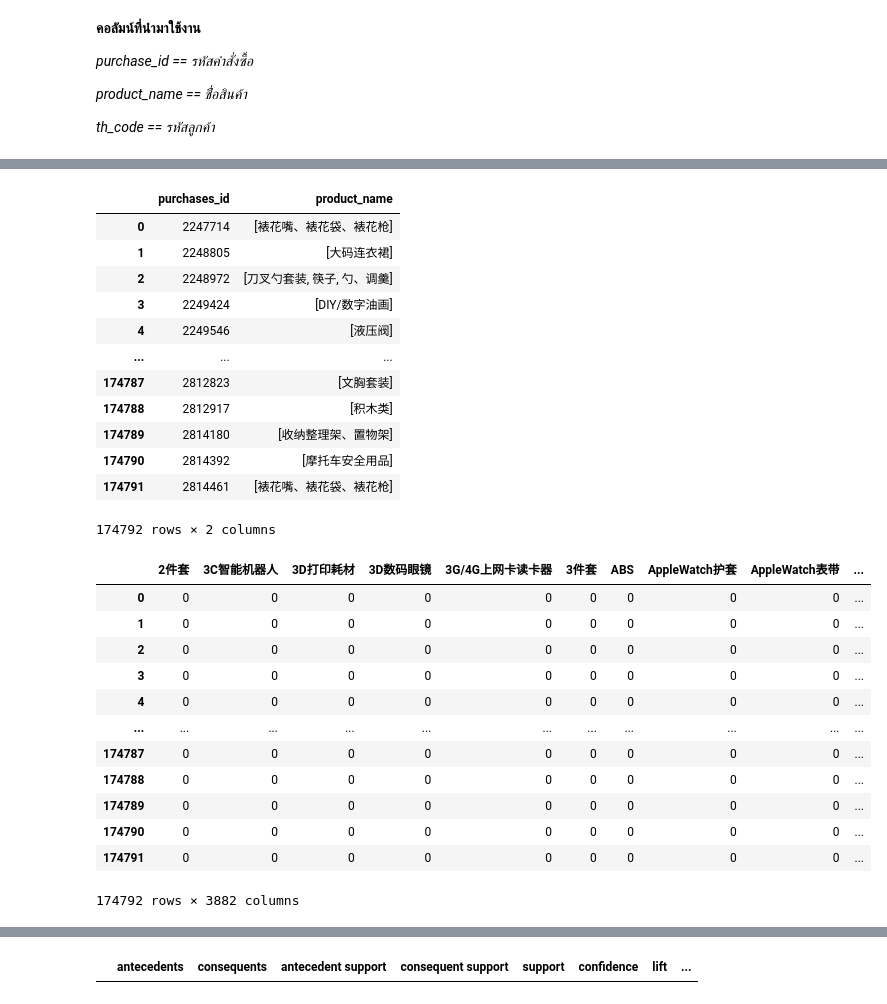
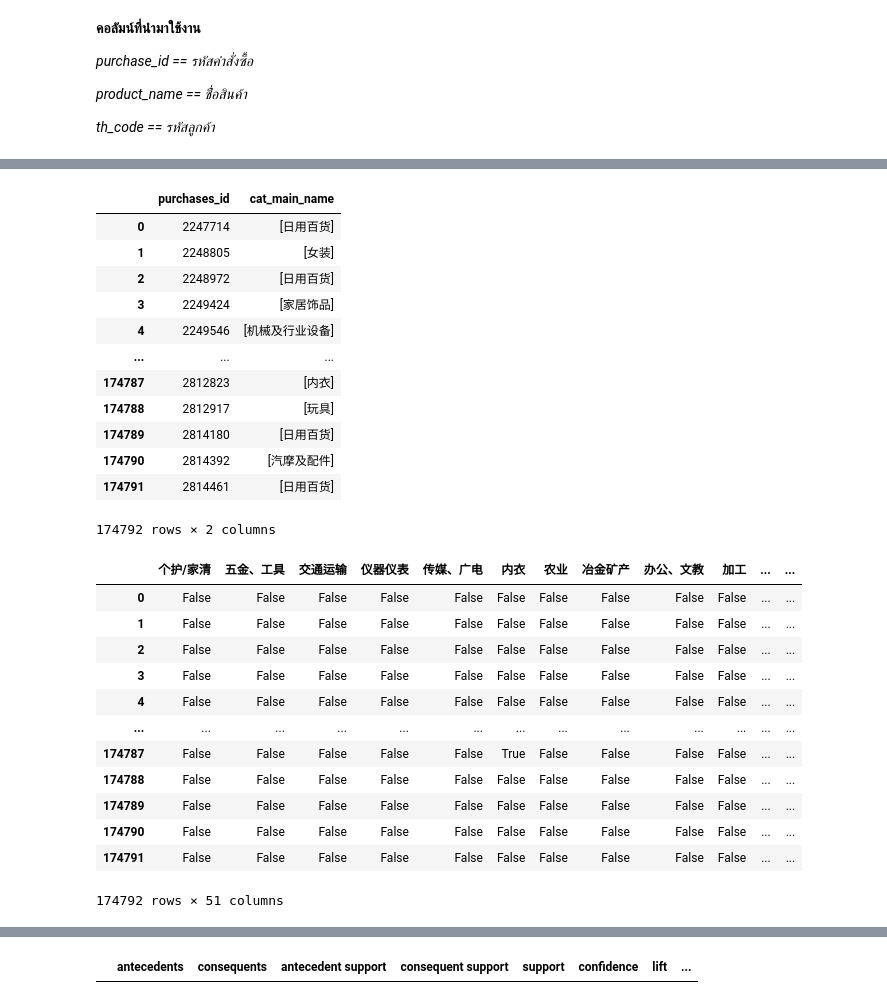
Before and after one commit to kittimaxz/Study, a Jupyter notebook: Test_Association_Rule_M01.ipynb, the cells around one changed output, grey strips where cells are left out. Saved outputs shown, nothing was run; the diff lists cells and outputs as text; code cells hidden in the pictures.

```diff
--- a/Test_Association_Rule_M01.ipynb
+++ b/Test_Association_Rule_M01.ipynb
@@ -300,40 +305,40 @@ products
 # %%
-transaction = dataset.groupby('purchases_id')['product_name'].apply(lambda x: list(set(x))).reset_index()
+transaction = dataset.groupby('purchases_id')['cat_main_name'].apply(lambda x: list(set(x))).reset_index()
 transaction
 # %% [output]
-|  | purchases_id | product_name |
-| 0 | 2247714 | [裱花嘴、裱花袋、裱花枪] |
-| 1 | 2248805 | [大码连衣裙] |
-| 2 | 2248972 | [刀叉勺套装, 筷子, 勺、调羹] |
-| 3 | 2249424 | [DIY/数字油画] |
-| 4 | 2249546 | [液压阀] |
+|  | purchases_id | cat_main_name |
+| 0 | 2247714 | [日用百货] |
+| 1 | 2248805 | [女装] |
+| 2 | 2248972 | [日用百货] |
+| 3 | 2249424 | [家居饰品] |
+| 4 | 2249546 | [机械及行业设备] |
 | ... | ... | ... |
-| 174787 | 2812823 | [文胸套装] |
-| 174788 | 2812917 | [积木类] |
-| 174789 | 2814180 | [收纳整理架、置物架] |
-| 174790 | 2814392 | [摩托车安全用品] |
-| 174791 | 2814461 | [裱花嘴、裱花袋、裱花枪] |
+| 174787 | 2812823 | [内衣] |
+| 174788 | 2812917 | [玩具] |
+| 174789 | 2814180 | [日用百货] |
+| 174790 | 2814392 | [汽摩及配件] |
+| 174791 | 2814461 | [日用百货] |
 174792 rows × 2 columns
 # %%
 #set_list = dataset.groupby(['purchases_id', 'product_name'])['product_name'].count().unstack().reset_index().fillna(0).set_index('purchases_id')
 #set_list
 # %%
-transaction_list = transaction['product_name'].tolist()
+transaction_list = transaction['cat_main_name'].tolist()
 te = TransactionEncoder()
 te_ary = te.fit(transaction_list).transform(transaction_list)
-transaction_set = pd.DataFrame(te_ary, columns=te.columns_).astype(int)
+transaction_set = pd.DataFrame(te_ary, columns=te.columns_)
 transaction_set
 # %% [output]
-|  | 2件套 | 3C智能机器人 | 3D打印耗材 | 3D数码眼镜 | 3G/4G上网卡读卡器 | 3件套 | ABS | AppleWatch护套 | AppleWatch表带 | ... |
-| 0 | 0 | 0 | 0 | 0 | 0 | 0 | 0 | 0 | 0 | ... |
-| 1 | 0 | 0 | 0 | 0 | 0 | 0 | 0 | 0 | 0 | ... |
-| 2 | 0 | 0 | 0 | 0 | 0 | 0 | 0 | 0 | 0 | ... |
-| 3 | 0 | 0 | 0 | 0 | 0 | 0 | 0 | 0 | 0 | ... |
-| 4 | 0 | 0 | 0 | 0 | 0 | 0 | 0 | 0 | 0 | ... |
-| ... | ... | ... | ... | ... | ... | ... | ... | ... | ... | ... |
-| 174787 | 0 | 0 | 0 | 0 | 0 | 0 | 0 | 0 | 0 | ... |
-| 174788 | 0 | 0 | 0 | 0 | 0 | 0 | 0 | 0 | 0 | ... |
-| 174789 | 0 | 0 | 0 | 0 | 0 | 0 | 0 | 0 | 0 | ... |
-| 174790 | 0 | 0 | 0 | 0 | 0 | 0 | 0 | 0 | 0 | ... |
-| 174791 | 0 | 0 | 0 | 0 | 0 | 0 | 0 | 0 | 0 | ... |
+|  | 个护/家清 | 五金、工具 | 交通运输 | 仪器仪表 | 传媒、广电 | 内衣 | 农业 | 冶金矿产 | 办公、文教 | 加工 | ... | ... |
+| 0 | False | False | False | False | False | False | False | False | False | False | ... | ... |
+| 1 | False | False | False | False | False | False | False | False | False | False | ... | ... |
+| 2 | False | False | False | False | False | False | False | False | False | False | ... | ... |
+| 3 | False | False | False | False | False | False | False | False | False | False | ... | ... |
+| 4 | False | False | False | False | False | False | False | False | False | False | ... | ... |
+| ... | ... | ... | ... | ... | ... | ... | ... | ... | ... | ... | ... | ... |
+| 174787 | False | False | False | False | False | True | False | False | False | False | ... | ... |
+| 174788 | False | False | False | False | False | False | False | False | False | False | ... | ... |
+| 174789 | False | False | False | False | False | False | False | False | False | False | ... | ... |
+| 174790 | False | False | False | False | False | False | False | False | False | False | ... | ... |
+| 174791 | False | False | False | False | False | False | False | False | False | False | ... | ... |
-174792 rows × 3882 columns
+174792 rows × 51 columns
```
Also changed, not shown: parts of 12 cells of this notebook.
